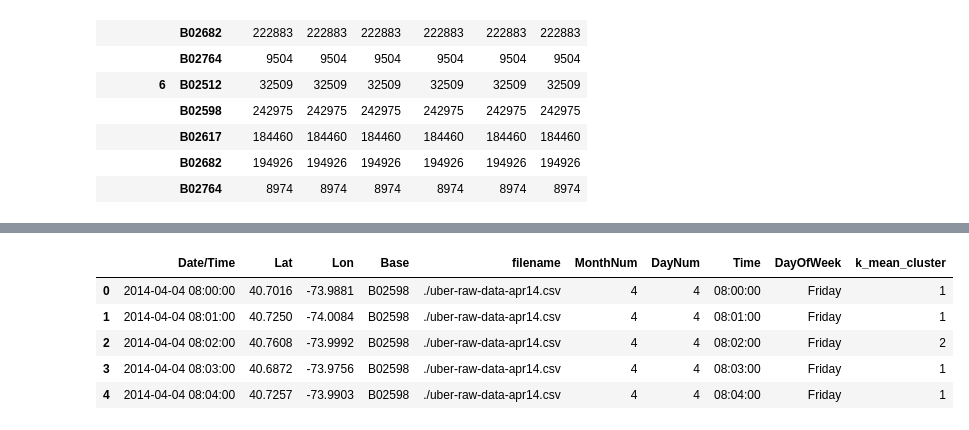
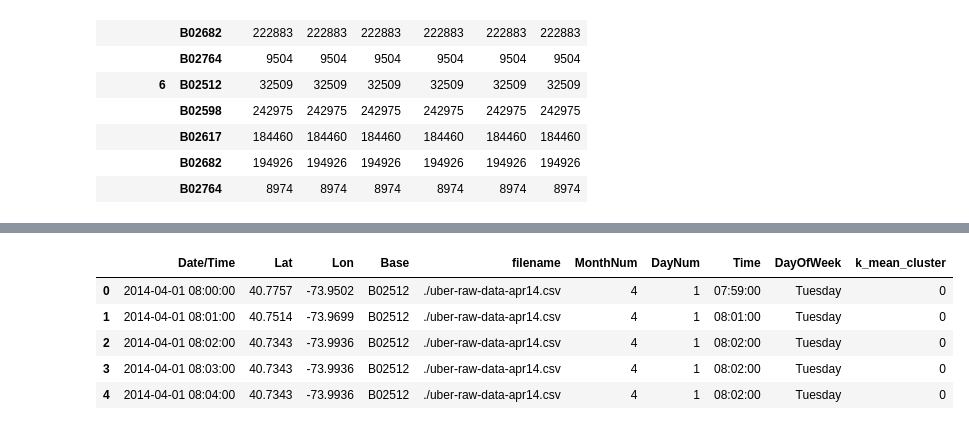
Before and after one commit to ljtaylor99/AAI-530-Final-Project, a Jupyter notebook: AAI530_Final.ipynb, the cells around one changed output, grey strips where cells are left out. Drawn from its saved outputs; the diff is of its cells as text; code cells hidden in the pictures.

```diff
--- a/AAI530_Final.ipynb
+++ b/AAI530_Final.ipynb
@@ -107,6 +122,7 @@ all_data.groupby(['DayOfWeek']).count()
 # %%
 # Subsetting data with greatest number of rides
-all_data = all_data[all_data['Base'] == 'B02598']
+all_data = all_data[all_data['Base'] == 'B02512']
+#all_data = all_data[all_data['DayOfWeek'] == 'Friday']
 # Dropping Multiple Date/Time as it does not make sense for multiple lat/lon
 # For each time (Multiple riders within the minute) -> Need second breakdown if
 # This is possible
@@ -121,5 +137,5 @@ all_data = all_data.resample('1T').ffill()
 all_data = all_data.between_time('08:00:00', '20:00:00')
 all_data = all_data.reset_index()
 
-all_data.head()
+len(all_data)
 # %% [output]
@@ -380,6 +398,6 @@ fri_data.shape
 # %%
-# Turning fri_data lat and lon values into coordinates for k-means clustering
-fri_data_coord = list(zip(fri_data['Lat'], fri_data['Lon']))
+# Turning all_data lat and lon values into coordinates for k-means clustering
+all_data_coord = list(zip(all_data['Lat'], all_data['Lon']))
 # Sanity check
-len(fri_data_coord)
+len(all_data_coord)
 # %% [output]
@@ -387,5 +405,6 @@ len(fri_data_coord)
 # %%
+# Looking at basic 3-mean cluster and respective centers
 kmeans = KMeans(init="random", n_clusters=3, n_init=10, max_iter=100, random_state=123)
-kmeans.fit(fri_data_coord)
+kmeans.fit(all_data_coord)
 kmeans.cluster_centers_
 # %% [output]
@@ -395,4 +414,5 @@ array([[ 40.72965549, -73.81454346],
 # %%
+# Looping through different k's in algorithm
 kwargs = {
   "init": "random",
   "n_init": 10,
@@ -403,7 +423,7 @@ kwargs = {
 sse = []
 for k in range(1, 11):
      kmeans = KMeans(n_clusters=k, **kwargs)
-     kmeans.fit(fri_data_coord)
+     kmeans.fit(all_data_coord)
      sse.append(kmeans.inertia_)
 # %%
 plt.plot(range(1, 11), sse)
@@ -416,15 +436,15 @@ plt.show()
 # %%
 # Looking for the elbow, looking at 3 clusters
 fin_kmeans = KMeans(init="random", n_clusters=3, n_init=10, max_iter=100, random_state=123)
-fin_kmeans.fit(fri_data_coord)
+fin_kmeans.fit(all_data_coord)
 
 # Adding cluster label to dataframe
-fri_data['k_mean_cluster'] = fin_kmeans.labels_
-fri_data.head()
+all_data['k_mean_cluster'] = fin_kmeans.labels_
+all_data.head()
 # %% [output]
 |  | Date/Time | Lat | Lon | Base | filename | MonthNum | DayNum | Time | DayOfWeek | k_mean_cluster |
-| 0 | 2014-04-04 08:00:00 | 40.7016 | -73.9881 | B02598 | ./uber-raw-data-apr14.csv | 4 | 4 | 08:00:00 | Friday | 1 |
-| 1 | 2014-04-04 08:01:00 | 40.7250 | -74.0084 | B02598 | ./uber-raw-data-apr14.csv | 4 | 4 | 08:01:00 | Friday | 1 |
-| 2 | 2014-04-04 08:02:00 | 40.7608 | -73.9992 | B02598 | ./uber-raw-data-apr14.csv | 4 | 4 | 08:02:00 | Friday | 2 |
-| 3 | 2014-04-04 08:03:00 | 40.6872 | -73.9756 | B02598 | ./uber-raw-data-apr14.csv | 4 | 4 | 08:03:00 | Friday | 1 |
-| 4 | 2014-04-04 08:04:00 | 40.7257 | -73.9903 | B02598 | ./uber-raw-data-apr14.csv | 4 | 4 | 08:04:00 | Friday | 1 |
+| 0 | 2014-04-01 08:00:00 | 40.7757 | -73.9502 | B02512 | ./uber-raw-data-apr14.csv | 4 | 1 | 07:59:00 | Tuesday | 0 |
+| 1 | 2014-04-01 08:01:00 | 40.7514 | -73.9699 | B02512 | ./uber-raw-data-apr14.csv | 4 | 1 | 08:01:00 | Tuesday | 0 |
+| 2 | 2014-04-01 08:02:00 | 40.7343 | -73.9936 | B02512 | ./uber-raw-data-apr14.csv | 4 | 1 | 08:02:00 | Tuesday | 0 |
+| 3 | 2014-04-01 08:03:00 | 40.7343 | -73.9936 | B02512 | ./uber-raw-data-apr14.csv | 4 | 1 | 08:02:00 | Tuesday | 0 |
+| 4 | 2014-04-01 08:04:00 | 40.7343 | -73.9936 | B02512 | ./uber-raw-data-apr14.csv | 4 | 1 | 08:02:00 | Tuesday | 0 |
```
Also changed, not shown: parts of 36 cells of this notebook.
